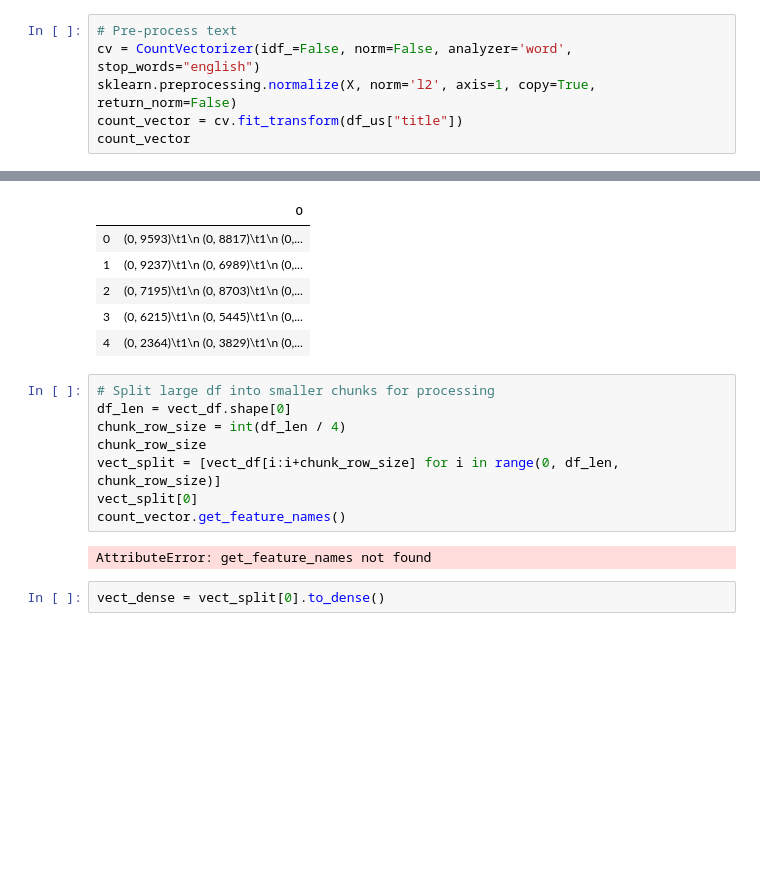
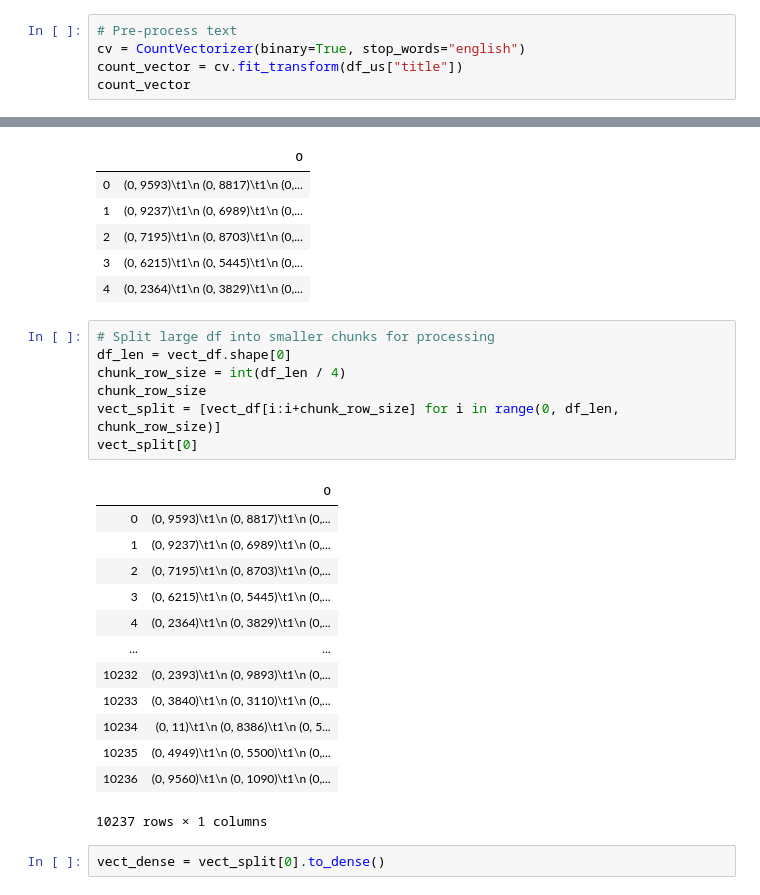
Before and after one commit to run-cmw/trending-yt-vids-api, a Jupyter notebook: project/time_association_geo.ipynb, the cells around one changed output, grey strips where cells are left out. Drawn from its saved outputs; the diff is of its cells as text; blank space fills up the shorter version.

```diff
--- a/project/time_association_geo.ipynb
+++ b/project/time_association_geo.ipynb
@@ -609,8 +629,7 @@ df_us.head()
 5 rows × 22 columns
 # %%
 # Pre-process text
-cv = CountVectorizer(idf_=False, norm=False, analyzer='word', stop_words="english")
-sklearn.preprocessing.normalize(X, norm='l2', axis=1, copy=True, return_norm=False)
+cv = CountVectorizer(binary=True, stop_words="english")
 count_vector = cv.fit_transform(df_us["title"])
 count_vector
 # %% [output]
@@ -629,13 +649,24 @@ vect_df.head()
 # %%
 # Split large df into smaller chunks for processing
 df_len = vect_df.shape[0]
 chunk_row_size = int(df_len / 4)
 chunk_row_size
 vect_split = [vect_df[i:i+chunk_row_size] for i in range(0, df_len, chunk_row_size)]
 vect_split[0]
-count_vector.get_feature_names()
 # %% [output]
+|  | 0 |
+| 0 | (0, 9593)\t1\n (0, 8817)\t1\n (0,... |
+| 1 | (0, 9237)\t1\n (0, 6989)\t1\n (0,... |
+| 2 | (0, 7195)\t1\n (0, 8703)\t1\n (0,... |
+| 3 | (0, 6215)\t1\n (0, 5445)\t1\n (0,... |
+| 4 | (0, 2364)\t1\n (0, 3829)\t1\n (0,... |
+| ... | ... |
+| 10232 | (0, 2393)\t1\n (0, 9893)\t1\n (0,... |
+| 10233 | (0, 3840)\t1\n (0, 3110)\t1\n (0,... |
+| 10234 | (0, 11)\t1\n (0, 8386)\t1\n (0, 5... |
+| 10235 | (0, 4949)\t1\n (0, 5500)\t1\n (0,... |
+| 10236 | (0, 9560)\t1\n (0, 1090)\t1\n (0,... |
-AttributeError: get_feature_names not found
+10237 rows × 1 columns
 # %%
 vect_dense = vect_split[0].to_dense()
 # %%
```
Also changed, not shown: parts of 10 cells of this notebook.
